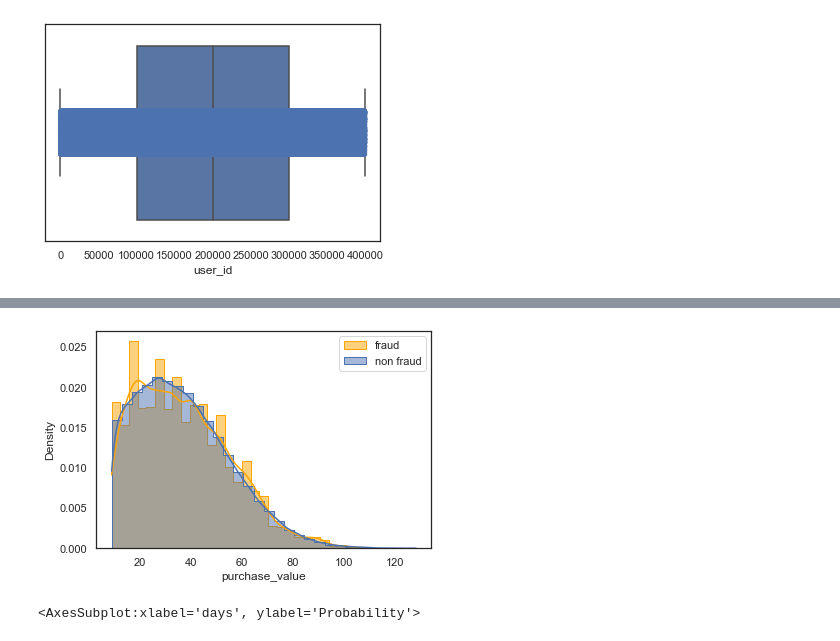
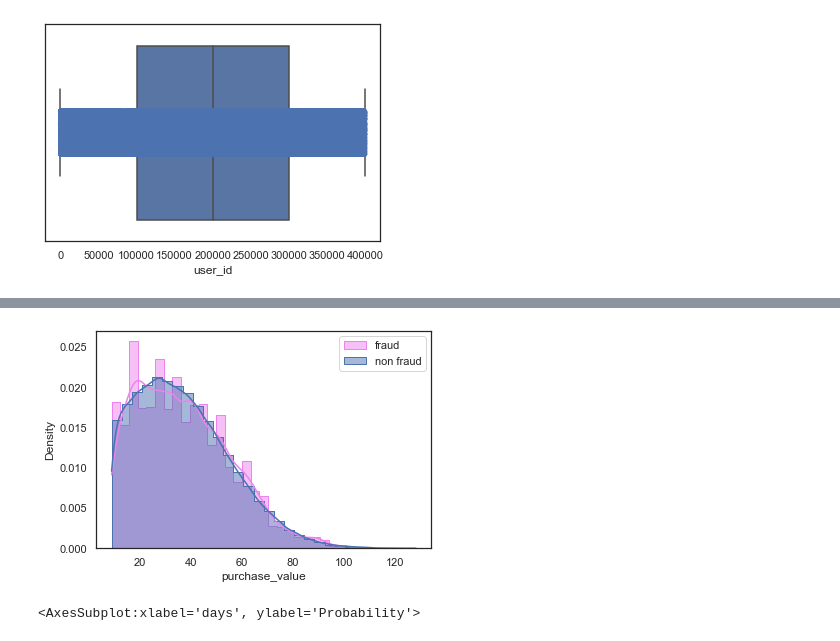
Before and after one commit to TeoTzeShuen/school, a Jupyter notebook: Individual Project/project.ipynb, the cells around one changed output, grey strips where cells are left out. Drawn from its saved outputs; the diff is of its cells as text; code cells hidden in the pictures.

```diff
--- a/Individual Project/project.ipynb
+++ b/Individual Project/project.ipynb
@@ -143,21 +144,21 @@ sns.countplot(data=df, x='browser', hue='is_fraud')
 # %%
 # Deleted the old, non-regex way which involved splitting the data into 2 dfs. This is cleaner
 
 # Plotted in seaborn. I prefer how it looks. - https://seaborn.pydata.org/generated/seaborn.histplot.html
 # Done with regex - https://kanoki.org/2019/11/12/how-to-use-regex-in-pandas/
 
 # A few comments on the params passed
 # bins=30 - we choose a lower bin value so that the histogram is less 'spotty', won't affect kde anyways
 # stat='density' - This normalizes the areas of both hisotgrams to 1, making them directly comparable
 #           - (pct(%) or probability would result in the non fraud hist being notably smaller.)
 # kde - kernel density emulation helps us build an easily readable smoothed probabiltiy line, making the skew easy to see
 # log_scale - the raw data is extremely skewed so logaritmic scaling helps make the significant data take up more space along the x-axis.
-sns.histplot(df_clean[df_clean['is_fraud']==1]['purchase_value'], bins=30, stat='density', kde=True, element="step", label = 'fraud', color="Orange")
+sns.histplot(df_clean[df_clean['is_fraud']==1]['purchase_value'], bins=30, stat='density', kde=True, element="step", label = 'fraud', color="violet")
 sns.histplot(df_clean[df_clean['is_fraud']==0]['purchase_value'], bins=30, stat='density', kde=True,  element="step", label = 'non fraud')
 plt.legend()
 plt.show()
 # %% [output]
-[figure, old version]
+[figure, new version]
 # %%
 # we can see that the distribution of purchase value for fraud and non fraud cases both have similar distribution curves,
 # therefore, purchase value is inconclusive to test for fraudulent cases
```
Also changed, not shown: parts of 5 cells of this notebook.
